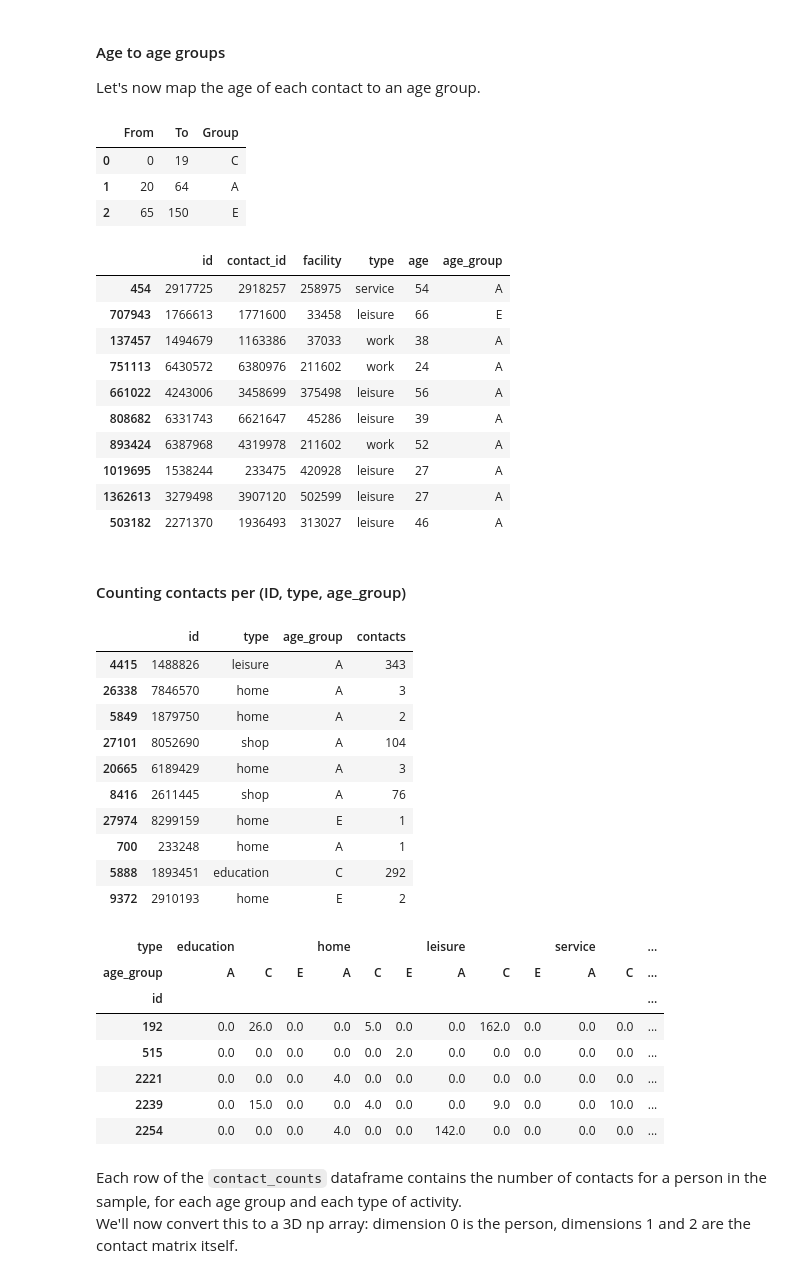
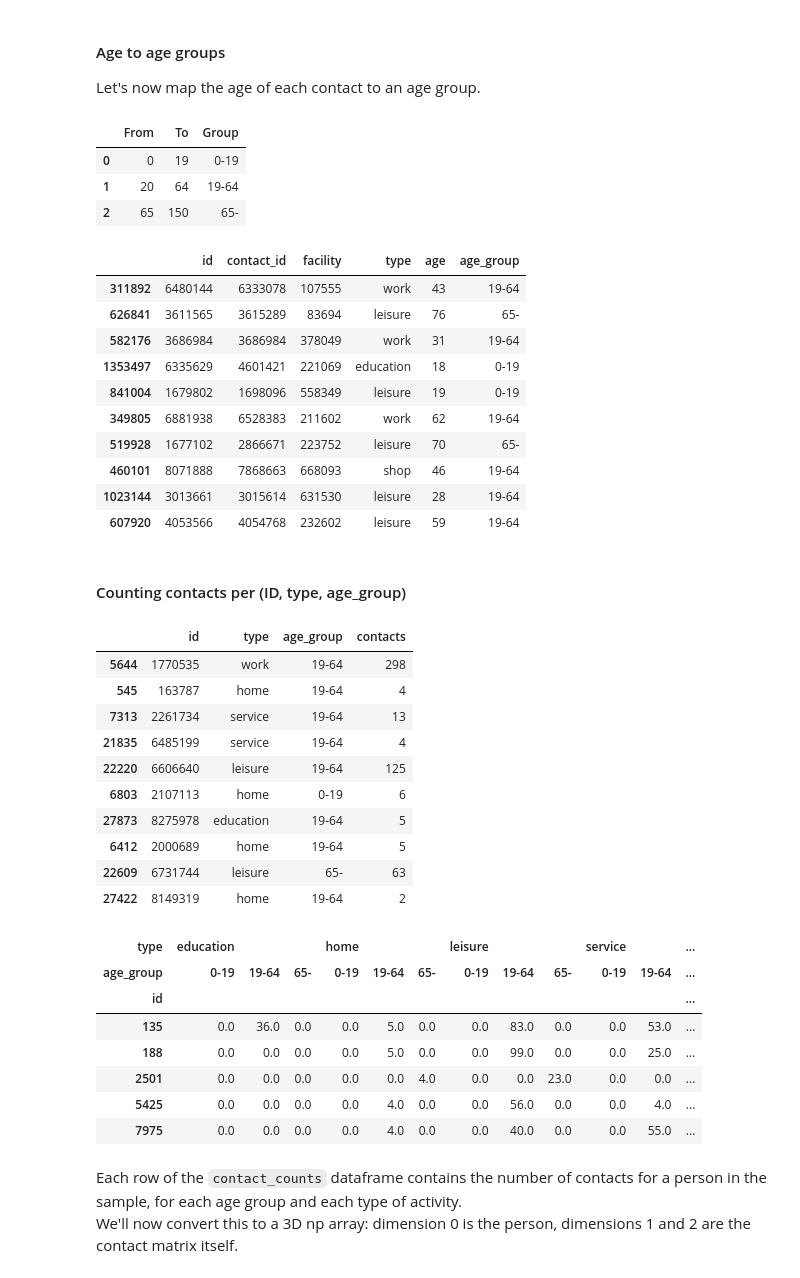
Before and after one commit to dauvillc/covid-19-switzerland, a Jupyter notebook: scripts/contact_matrices.ipynb, the cells around one changed output. Cells and saved outputs as stored; diff of their text form; code cells hidden in the pictures.

````diff
--- a/scripts/contact_matrices.ipynb
+++ b/scripts/contact_matrices.ipynb
@@ -286,13 +286,13 @@ The number of contacts seems to follow a power law: most people only meet around
 #### Age to age groups
 Let's now map the age of each contact to an age group.
 # %%
-age_intervals = pd.DataFrame({'From': [0, 20, 65], 'To': [19, 64, 150], 'Group':['C', 'A', 'E']})
+age_intervals = pd.DataFrame({'From': [0, 20, 65], 'To': [19, 64, 150], 'Group':['0-19', '19-64', '65-']})
 age_intervals
 # %% [output]
 |  | From | To | Group |
-| 0 | 0 | 19 | C |
-| 1 | 20 | 64 | A |
-| 2 | 65 | 150 | E |
+| 0 | 0 | 19 | 0-19 |
+| 1 | 20 | 64 | 19-64 |
+| 2 | 65 | 150 | 65- |
 # %%
 age_intervals = age_intervals.set_index(pd.IntervalIndex.from_arrays(age_intervals['From'],
                                                              age_intervals['To']))['Group']
@@ -301,16 +301,16 @@ contact_dataframe['age_group'] = contact_dataframe['age'].map(age_intervals)
 contact_dataframe.sample(10)
 # %% [output]
 |  | id | contact_id | facility | type | age | age_group |
-| 454 | 2917725 | 2918257 | 258975 | service | 54 | A |
-| 707943 | 1766613 | 1771600 | 33458 | leisure | 66 | E |
-| 137457 | 1494679 | 1163386 | 37033 | work | 38 | A |
-| 751113 | 6430572 | 6380976 | 211602 | work | 24 | A |
-| 661022 | 4243006 | 3458699 | 375498 | leisure | 56 | A |
-| 808682 | 6331743 | 6621647 | 45286 | leisure | 39 | A |
-| 893424 | 6387968 | 4319978 | 211602 | work | 52 | A |
-| 1019695 | 1538244 | 233475 | 420928 | leisure | 27 | A |
-| 1362613 | 3279498 | 3907120 | 502599 | leisure | 27 | A |
-| 503182 | 2271370 | 1936493 | 313027 | leisure | 46 | A |
+| 311892 | 6480144 | 6333078 | 107555 | work | 43 | 19-64 |
+| 626841 | 3611565 | 3615289 | 83694 | leisure | 76 | 65- |
+| 582176 | 3686984 | 3686984 | 378049 | work | 31 | 19-64 |
+| 1353497 | 6335629 | 4601421 | 221069 | education | 18 | 0-19 |
+| 841004 | 1679802 | 1698096 | 558349 | leisure | 19 | 0-19 |
+| 349805 | 6881938 | 6528383 | 211602 | work | 62 | 19-64 |
+| 519928 | 1677102 | 2866671 | 223752 | leisure | 70 | 65- |
+| 460101 | 8071888 | 7868663 | 668093 | shop | 46 | 19-64 |
+| 1023144 | 3013661 | 3015614 | 631530 | leisure | 28 | 19-64 |
+| 607920 | 4053566 | 4054768 | 232602 | leisure | 59 | 19-64 |
 # %% [markdown]
 #### Counting contacts per (ID, type, age_group)
 # %%
@@ -319,28 +319,28 @@ contact_counts = contact_counts.rename({'contact_id': 'contacts'}, axis=1)
 contact_counts.sample(10)
 # %% [output]
 |  | id | type | age_group | contacts |
-| 4415 | 1488826 | leisure | A | 343 |
-| 26338 | 7846570 | home | A | 3 |
-| 5849 | 1879750 | home | A | 2 |
-| 27101 | 8052690 | shop | A | 104 |
-| 20665 | 6189429 | home | A | 3 |
-| 8416 | 2611445 | shop | A | 76 |
-| 27974 | 8299159 | home | E | 1 |
-| 700 | 233248 | home | A | 1 |
-| 5888 | 1893451 | education | C | 292 |
-| 9372 | 2910193 | home | E | 2 |
+| 5644 | 1770535 | work | 19-64 | 298 |
+| 545 | 163787 | home | 19-64 | 4 |
+| 7313 | 2261734 | service | 19-64 | 13 |
+| 21835 | 6485199 | service | 19-64 | 4 |
+| 22220 | 6606640 | leisure | 19-64 | 125 |
+| 6803 | 2107113 | home | 0-19 | 6 |
+| 27873 | 8275978 | education | 19-64 | 5 |
+| 6412 | 2000689 | home | 19-64 | 5 |
+| 22609 | 6731744 | leisure | 65- | 63 |
+| 27422 | 8149319 | home | 19-64 | 2 |
 # %%
 contact_counts = contact_counts.pivot(index='id', columns=['type', 'age_group'], values='contacts').fillna(0).sort_index(axis=1)
 contact_counts.head()
 # %% [output]
 | type | education |  |  | home |  |  | leisure |  |  | service |  | ... |
-| age_group | A | C | E | A | C | E | A | C | E | A | C | ... |
+| age_group | 0-19 | 19-64 | 65- | 0-19 | 19-64 | 65- | 0-19 | 19-64 | 65- | 0-19 | 19-64 | ... |
 | id |  |  |  |  |  |  |  |  |  |  |  | ... |
-| 192 | 0.0 | 26.0 | 0.0 | 0.0 | 5.0 | 0.0 | 0.0 | 162.0 | 0.0 | 0.0 | 0.0 | ... |
-| 515 | 0.0 | 0.0 | 0.0 | 0.0 | 0.0 | 2.0 | 0.0 | 0.0 | 0.0 | 0.0 | 0.0 | ... |
-| 2221 | 0.0 | 0.0 | 0.0 | 4.0 | 0.0 | 0.0 | 0.0 | 0.0 | 0.0 | 0.0 | 0.0 | ... |
-| 2239 | 0.0 | 15.0 | 0.0 | 0.0 | 4.0 | 0.0 | 0.0 | 9.0 | 0.0 | 0.0 | 10.0 | ... |
-| 2254 | 0.0 | 0.0 | 0.0 | 4.0 | 0.0 | 0.0 | 142.0 | 0.0 | 0.0 | 0.0 | 0.0 | ... |
+| 135 | 0.0 | 36.0 | 0.0 | 0.0 | 5.0 | 0.0 | 0.0 | 83.0 | 0.0 | 0.0 | 53.0 | ... |
+| 188 | 0.0 | 0.0 | 0.0 | 0.0 | 5.0 | 0.0 | 0.0 | 99.0 | 0.0 | 0.0 | 25.0 | ... |
+| 2501 | 0.0 | 0.0 | 0.0 | 0.0 | 0.0 | 4.0 | 0.0 | 0.0 | 23.0 | 0.0 | 0.0 | ... |
+| 5425 | 0.0 | 0.0 | 0.0 | 0.0 | 4.0 | 0.0 | 0.0 | 56.0 | 0.0 | 0.0 | 4.0 | ... |
+| 7975 | 0.0 | 0.0 | 0.0 | 0.0 | 4.0 | 0.0 | 0.0 | 40.0 | 0.0 | 0.0 | 55.0 | ... |
 # %% [markdown]
 Each row of the ```contact_counts``` dataframe contains the number of contacts for a person in the sample, for each age group and each type of activity.
 We'll now convert this to a 3D np array: dimension 0 is the person, dimensions 1 and 2 are the contact matrix itself.
````
Also changed, not shown: parts of 5 cells of this notebook, 6 other files.
